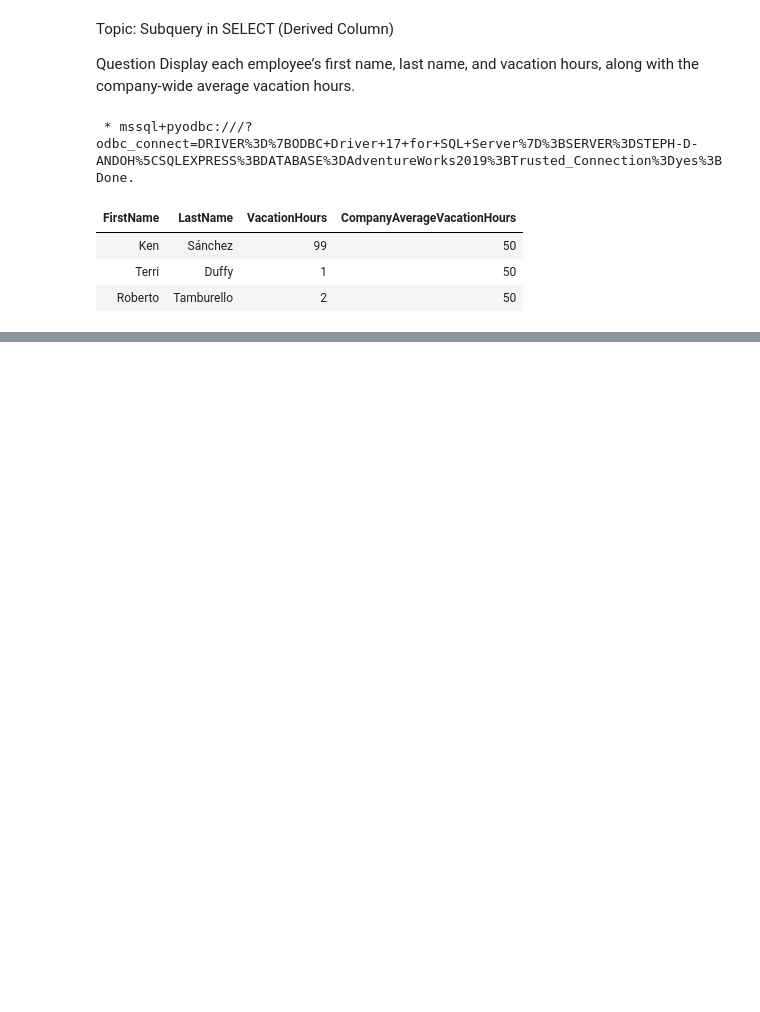
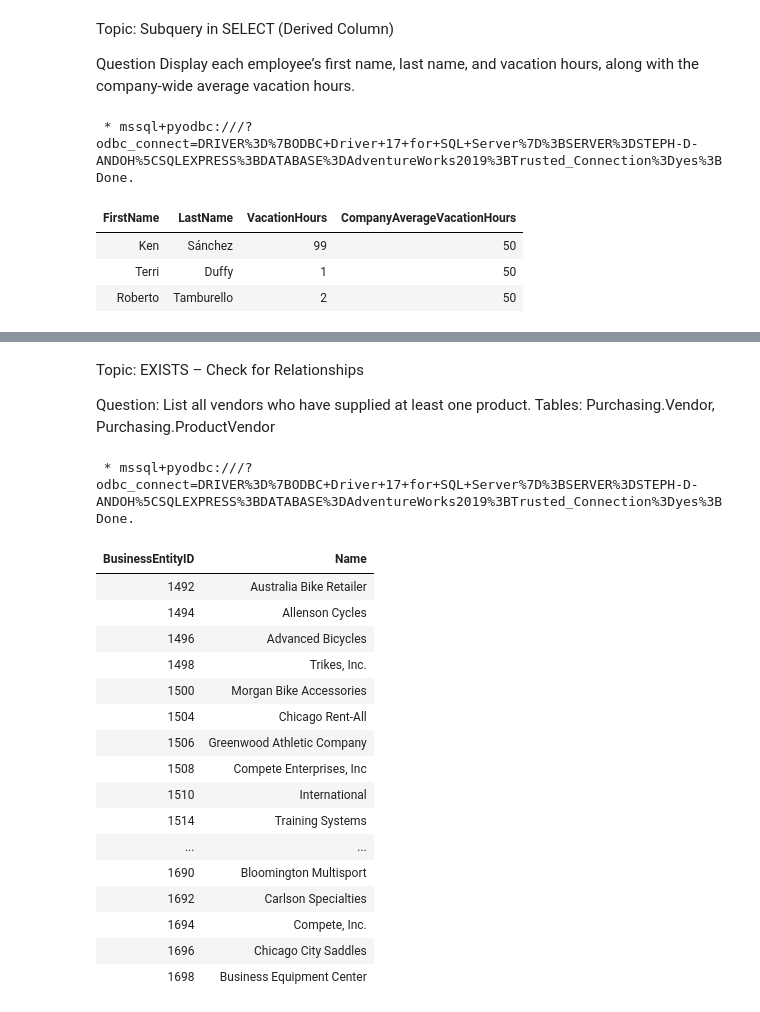
Before and after one commit to stephandoh/adventureworks2019-sql-tutorials, a Jupyter notebook: Subqueries.ipynb, the cells around one changed output, grey strips where cells are left out. Drawn from its saved outputs; the diff is of its cells as text; code cells hidden in the pictures; blank space fills up the shorter version.

```diff
--- a/Subqueries.ipynb
+++ b/Subqueries.ipynb
@@ -47,0 +174,34 @@ Done.
+# %% [markdown]
+Topic: EXISTS – Check for Relationships
+
+Question: List all vendors who have supplied at least one product.
+Tables: Purchasing.Vendor, Purchasing.ProductVendor
+# %%
+%%sql
+SELECT V.BusinessEntityID, V.Name
+FROM Purchasing.Vendor AS V
+WHERE EXISTS (
+    SELECT 'Vendor Found'
+    FROM Purchasing.ProductVendor AS PV
+    WHERE PV.BusinessEntityID = V.BusinessEntityID
+);
+# %% [output]
+ * mssql+pyodbc:///?odbc_connect=DRIVER%3D%7BODBC+Driver+17+for+SQL+Server%7D%3BSERVER%3DSTEPH-D-ANDOH%5CSQLEXPRESS%3BDATABASE%3DAdventureWorks2019%3BTrusted_Connection%3Dyes%3B
+Done.
+| BusinessEntityID | Name |
+| 1492 | Australia Bike Retailer |
+| 1494 | Allenson Cycles |
+| 1496 | Advanced Bicycles |
+| 1498 | Trikes, Inc. |
+| 1500 | Morgan Bike Accessories |
+| 1504 | Chicago Rent-All |
+| 1506 | Greenwood Athletic Company |
+| 1508 | Compete Enterprises, Inc |
+| 1510 | International |
+| 1514 | Training Systems |
+| ... | ... |
+| 1690 | Bloomington Multisport |
+| 1692 | Carlson Specialties |
+| 1694 | Compete, Inc. |
+| 1696 | Chicago City Saddles |
+| 1698 | Business Equipment Center |
```
Also changed, not shown: parts of 13 cells of this notebook.
